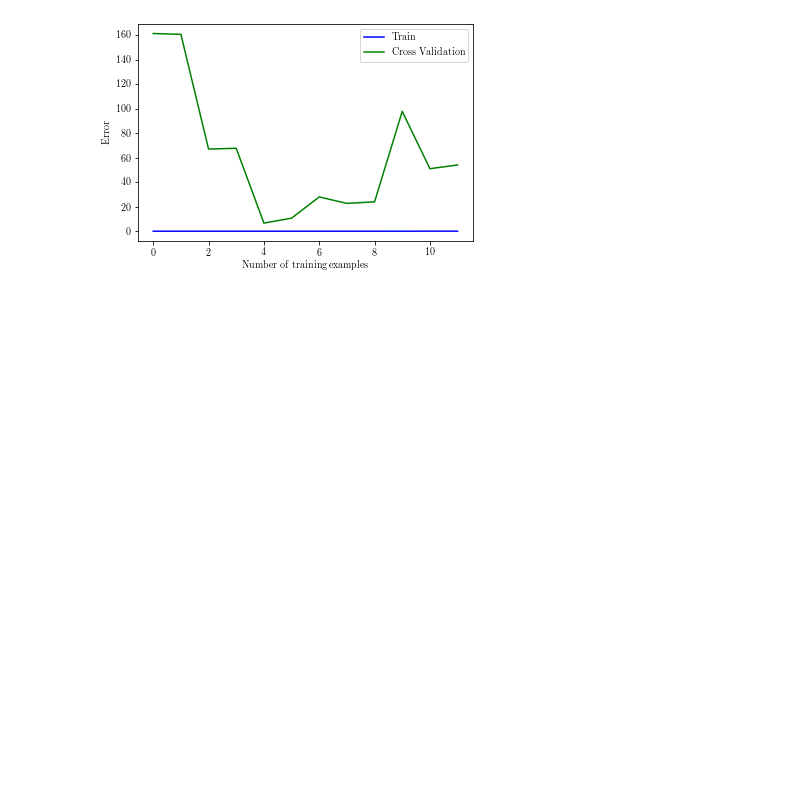
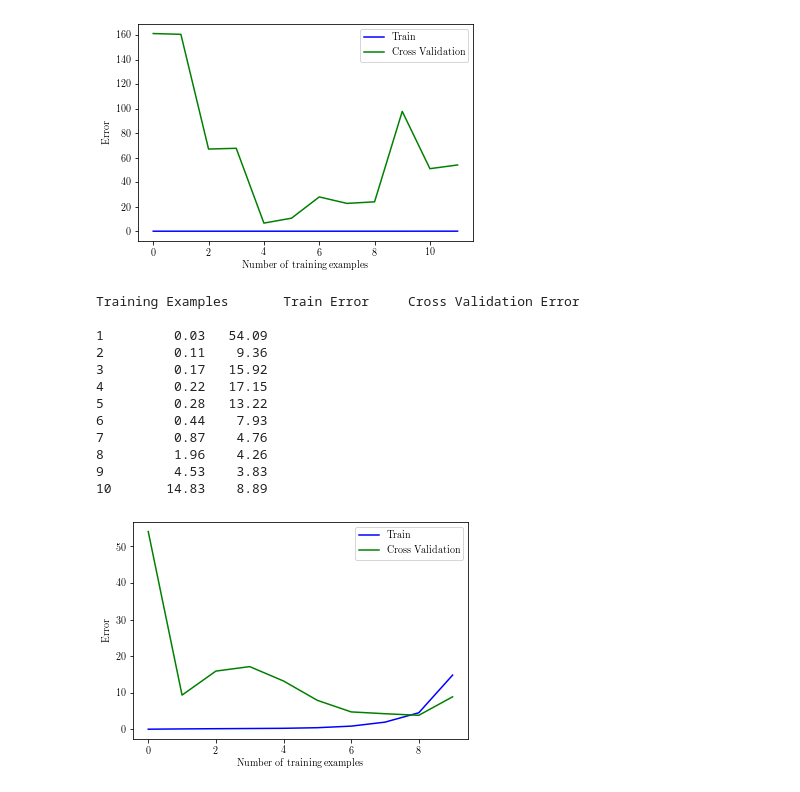
Before and after one commit to Ji-Ping-Dai/ML_exercise_Andrew_Ng_Python, a Jupyter notebook: machine-learning-ex5/ex5.ipynb, the cells around one changed output. Saved outputs shown, nothing was run; the diff lists cells and outputs as text; code cells hidden in the pictures; blank space fills up the shorter version.

```diff
--- a/machine-learning-ex5/ex5.ipynb
+++ b/machine-learning-ex5/ex5.ipynb
@@ -122,3 +122,29 @@ Training Examples       Train Error     Cross Validation Error
 12        0.03   54.09
 [figure]
 [figure]
+# %%
+# Validation for Selecting Lambda
+lam = np.array([0, 0.001, 0.003, 0.01, 0.03, 0.1, 0.3, 1, 3, 10])
+error_train, error_val = func.learningCurve(Xb_poly,y,Xb_poly_val,yval,lam)
+plt.plot(error_train, color='b', label='Train')
+plt.plot(error_val, color='g', label='Cross Validation')
+plt.xlabel('Number of training examples')
+plt.ylabel('Error')
+plt.legend();
+print('Training Examples\tTrain Error\tCross Validation Error\n')
+for i in range(len(lam)):
+    print('{0}\t{1:6.2f}\t{2:6.2f}'.format(i+1,error_train[i],error_val[i]))
+# %% [output]
+Training Examples       Train Error     Cross Validation Error
+
+1         0.03   54.09
+2         0.11    9.36
+3         0.17   15.92
+4         0.22   17.15
+5         0.28   13.22
+6         0.44    7.93
+7         0.87    4.76
+8         1.96    4.26
+9         4.53    3.83
+10       14.83    8.89
+[figure, added]
```
Also changed, not shown: 1 other file.
